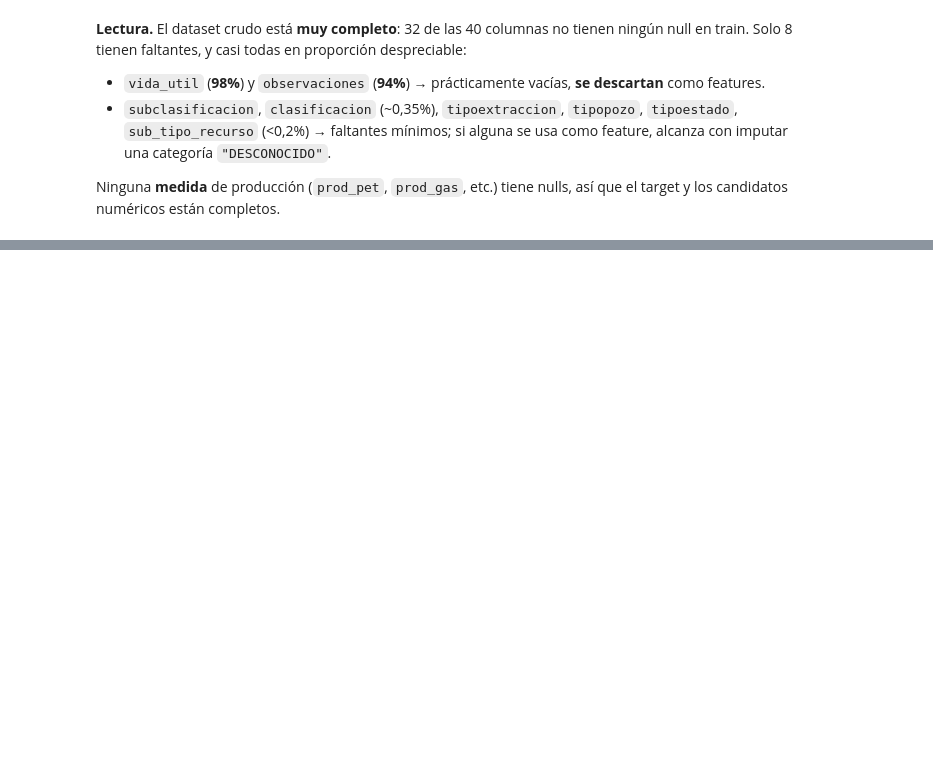
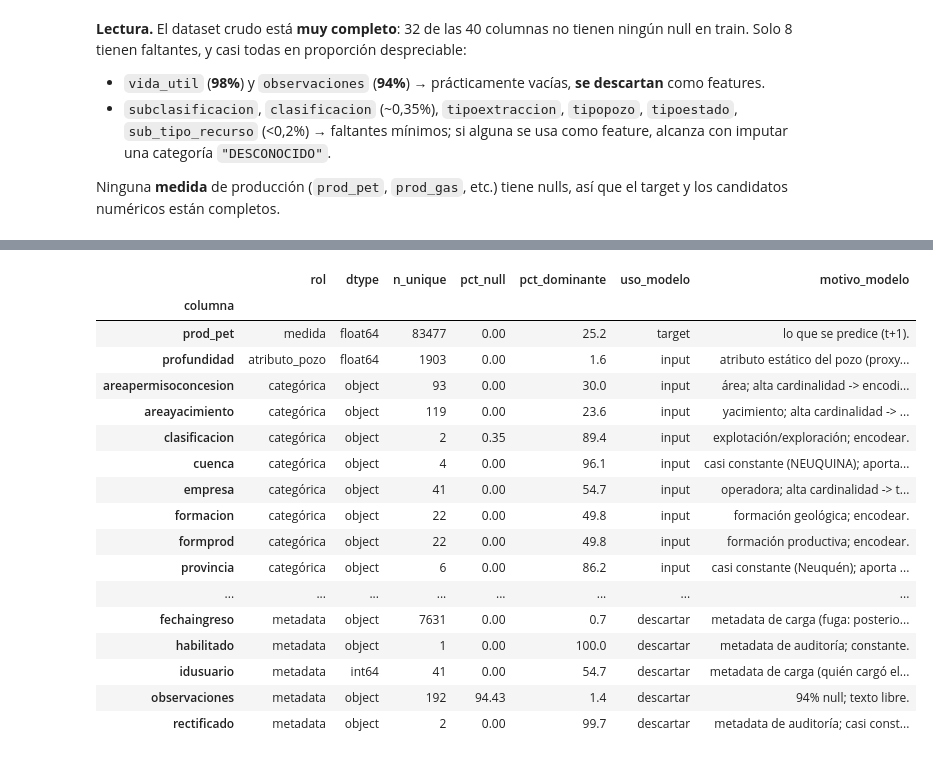
Before and after one commit to tommycass/oil-production-forecasting-platform, a Jupyter notebook: notebooks/03_feature_engineering.ipynb, the cells around one changed output, grey strips where cells are left out. Cells and saved outputs as stored; diff of their text form; code cells hidden in the pictures; blank space fills up the shorter version.

```diff
--- a/notebooks/03_feature_engineering.ipynb
+++ b/notebooks/03_feature_engineering.ipynb
@@ -148,0 +226,21 @@ Ninguna **medida** de producción (`prod_pet`, `prod_gas`, etc.) tiene nulls, as
+# %%
+eda.model_input_plan(train)
+# %% [output]
+|  | rol | dtype | n_unique | pct_null | pct_dominante | uso_modelo | motivo_modelo |
+| columna |  |  |  |  |  |  |  |
+| prod_pet | medida | float64 | 83477 | 0.00 | 25.2 | target | lo que se predice (t+1). |
+| profundidad | atributo_pozo | float64 | 1903 | 0.00 | 1.6 | input | atributo estático del pozo (proxy... |
+| areapermisoconcesion | categórica | object | 93 | 0.00 | 30.0 | input | área; alta cardinalidad -> encodi... |
+| areayacimiento | categórica | object | 119 | 0.00 | 23.6 | input | yacimiento; alta cardinalidad -> ... |
+| clasificacion | categórica | object | 2 | 0.35 | 89.4 | input | explotación/exploración; encodear. |
+| cuenca | categórica | object | 4 | 0.00 | 96.1 | input | casi constante (NEUQUINA); aporta... |
+| empresa | categórica | object | 41 | 0.00 | 54.7 | input | operadora; alta cardinalidad -> t... |
+| formacion | categórica | object | 22 | 0.00 | 49.8 | input | formación geológica; encodear. |
+| formprod | categórica | object | 22 | 0.00 | 49.8 | input | formación productiva; encodear. |
+| provincia | categórica | object | 6 | 0.00 | 86.2 | input | casi constante (Neuquén); aporta ... |
+| ... | ... | ... | ... | ... | ... | ... | ... |
+| fechaingreso | metadata | object | 7631 | 0.00 | 0.7 | descartar | metadata de carga (fuga: posterio... |
+| habilitado | metadata | object | 1 | 0.00 | 100.0 | descartar | metadata de auditoría; constante. |
+| idusuario | metadata | int64 | 41 | 0.00 | 54.7 | descartar | metadata de carga (quién cargó el... |
+| observaciones | metadata | object | 192 | 94.43 | 1.4 | descartar | 94% null; texto libre. |
+| rectificado | metadata | object | 2 | 0.00 | 99.7 | descartar | metadata de auditoría; casi const... |
```
Also changed, not shown: parts of 9 cells of this notebook, 1 other file.
